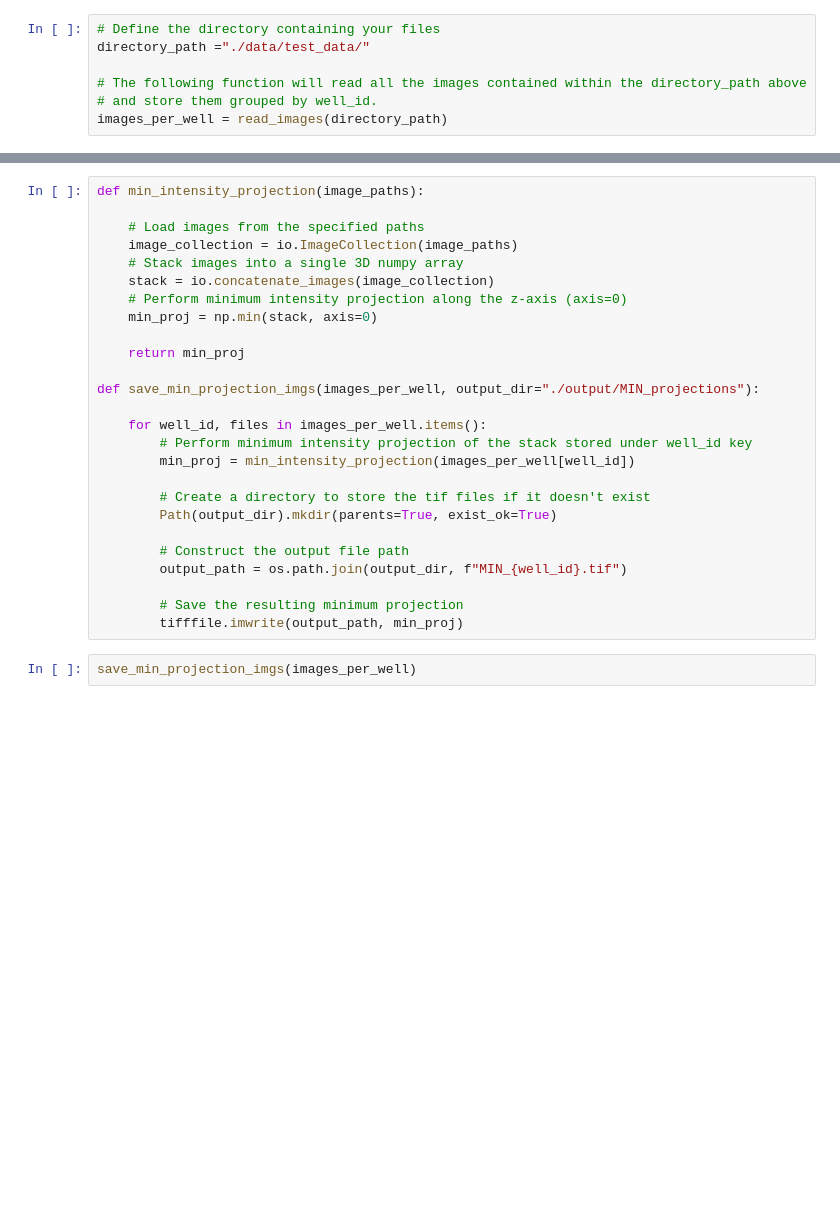
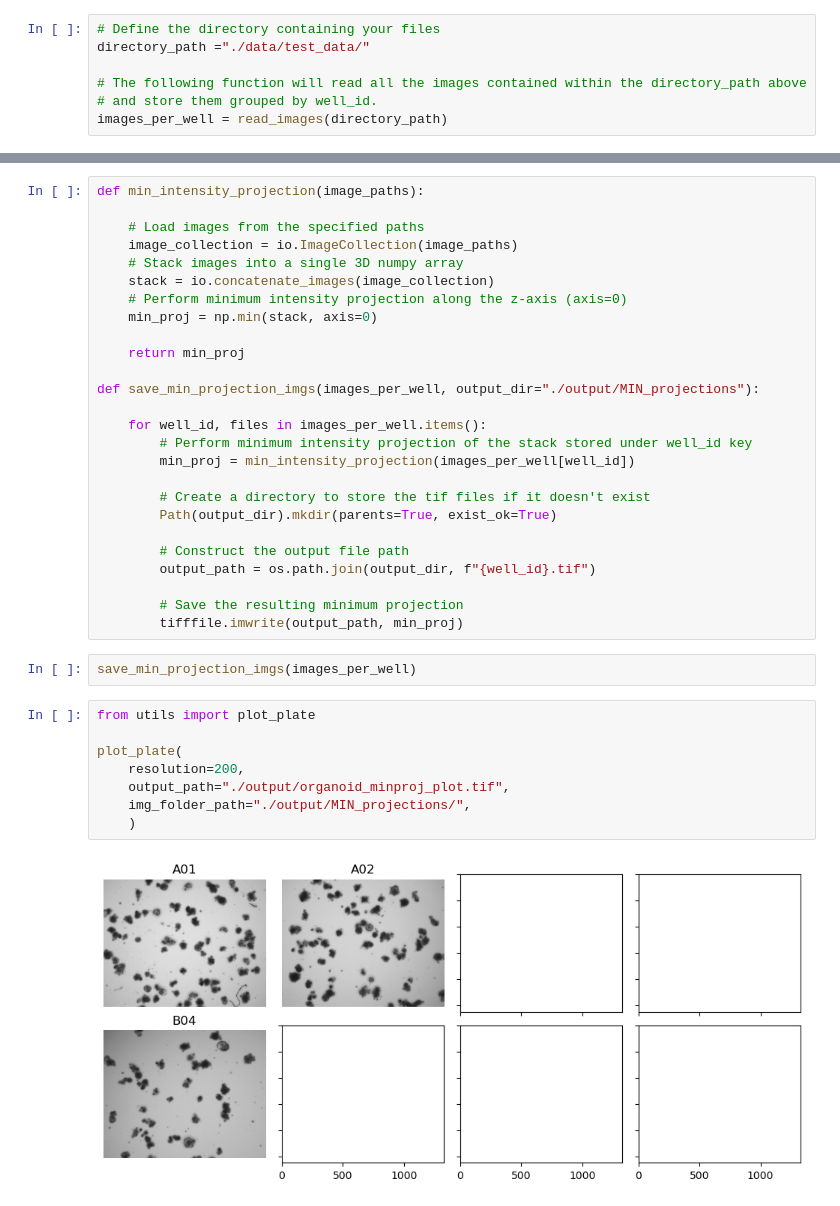
Before and after one commit to adiezsanchez/intestinal_organoid_brightfield_analysis, a Jupyter notebook: dev_yolov8.ipynb, the cells around one changed output, grey strips where cells are left out. Drawn from its saved outputs; the diff is of its cells as text; blank space fills up the shorter version.

```diff
--- a/dev_yolov8.ipynb
+++ b/dev_yolov8.ipynb
@@ -41,9 +59,19 @@ def save_min_projection_imgs(images_per_well, output_dir="./output/MIN_projectio
         Path(output_dir).mkdir(parents=True, exist_ok=True)
 
         # Construct the output file path
-        output_path = os.path.join(output_dir, f"MIN_{well_id}.tif")
+        output_path = os.path.join(output_dir, f"{well_id}.tif")
 
         # Save the resulting minimum projection
         tifffile.imwrite(output_path, min_proj)
 # %%
 save_min_projection_imgs(images_per_well)
+# %%
+from utils import plot_plate
+
+plot_plate(
+    resolution=200,
+    output_path="./output/organoid_minproj_plot.tif",
+    img_folder_path="./output/MIN_projections/",
+    )
+# %% [output]
+[figure, added]
```
Also changed, not shown: parts of 5 cells of this notebook, 2 other files.
